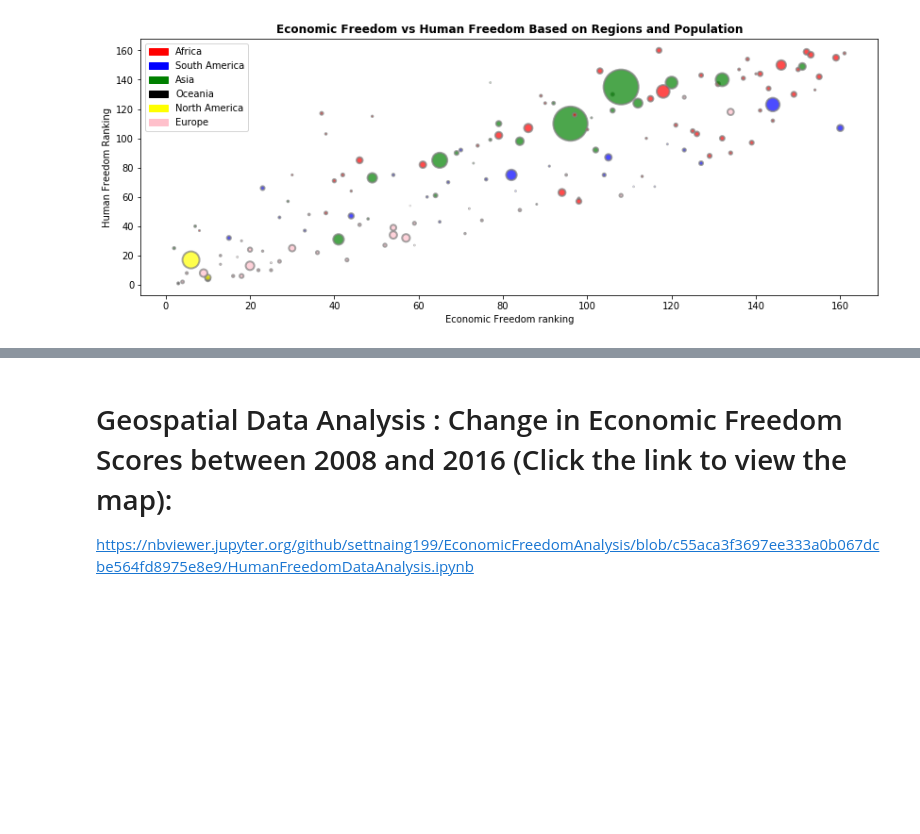
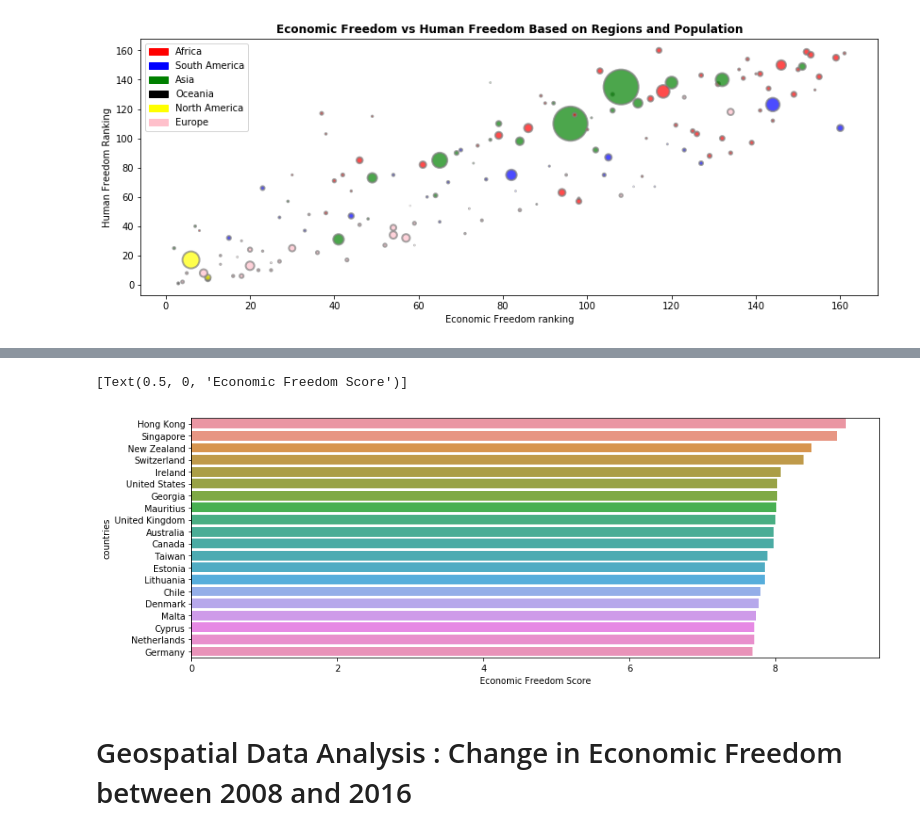
Before and after one commit to settnaing199/Economic-Freedom-Analysis, a Jupyter notebook: HumanFreedomDataAnalysis.ipynb, the cells around one changed output, grey strips where cells are left out. Cells and saved outputs as stored; diff of their text form; code cells hidden in the pictures; blank space fills up the shorter version.

```diff
--- a/HumanFreedomDataAnalysis.ipynb
+++ b/HumanFreedomDataAnalysis.ipynb
@@ -133,6 +117,14 @@ plt.show()
+# %%
+#Bar Graph on 15 Countries with lowest Economic Freedom
+eco_largest = df_final.nsmallest(20, 'ef_rank')
+
+ax = sns.barplot(x="ef_score", y="countries", data= eco_largest)
+ax.set(xlabel='Economic Freedom Score')
+# %% [output]
+[Text(0.5, 0, 'Economic Freedom Score')]
+[figure, added]
 # %% [markdown]
-# Geospatial Data Analysis : Change in Economic Freedom Scores between 2008 and 2016 (Click the link to view the map):
-https://nbviewer.jupyter.org/github/settnaing199/EconomicFreedomAnalysis/blob/c55aca3f3697ee333a0b067dcbe564fd8975e8e9/HumanFreedomDataAnalysis.ipynb
+# Geospatial Data Analysis : Change in Economic Freedom between 2008 and 2016
 # %%
 import plotly.plotly as py
 import plotly.figure_factory as ff
```
Also changed, not shown: parts of 7 cells of this notebook.
